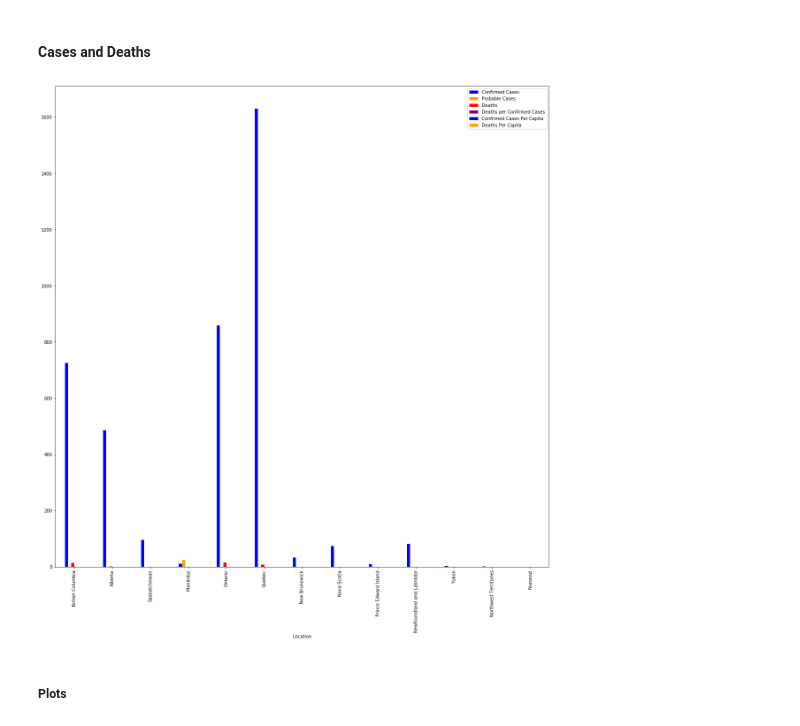
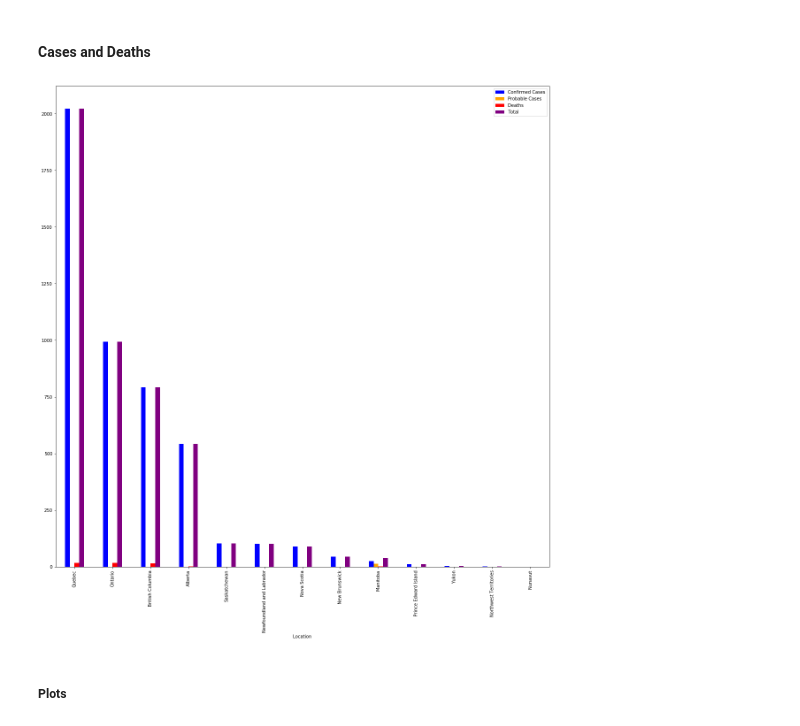
Before and after one commit to ambreen2006/Covid-19-Analysis, a Jupyter notebook: Covid-19-per-capita.ipynb, the cells around one changed output. Cells and saved outputs as stored; diff of their text form; code cells hidden in the pictures.

Commit message:
Using csv file for Canadian data

```diff
--- a/Covid-19-per-capita.ipynb
+++ b/Covid-19-per-capita.ipynb
@@ -120,0 +130,2 @@ latest
+# %%
+canadian_data['date'] = pd.to_datetime(canadian_data['date'], infer_datetime_format='%d-%m-%Y')
@@ -120,0 +146,3 @@ latest
+# %%
+latest_canadian = canadian_data['date'].max()
+canadian_data.tail(n = 2)
@@ -135,3 +167,6 @@ data = data.set_index('location')
 data = data[data.index != 'World']
 # %%
 max_total_cases = data['total_cases'].max()
+# %%
+canadian_data = canadian_data[canadian_data['date'] == latest_canadian]
+canadian_data = canadian_data.drop(columns = ['pruid', 'date','prnameFR'])
@@ -181,10 +233,12 @@ data.head()
 # %% [markdown]
 ### Preparing Canadian specific data
 # %%
-canadian_data = canadian_data.rename(columns = {'Number of confirmed cases': 'Confirmed Cases',
-                                                'Number of probable cases':'Probable Cases',
-                                                'Number of deaths': 'Deaths',
-                                                'Province, territory or other':'Location'})
+canadian_data = canadian_data.rename(columns = {'numconf': 'Confirmed Cases',
+                                                'numprob':'Probable Cases',
+                                                'numtotal':'Total',
+                                                'numtoday':'Today',
+                                                'numdeaths': 'Deaths',
+                                                'prname':'Location'})
 # %%
 canadian_data.set_index('Location', inplace = True)
 canadian_population.set_index('Location', inplace = True)
@@ -396,10 +450,10 @@ highest_deaths
 # %% [markdown]
 #### Cases and Deaths
 # %%
-canadian_data.plot(kind = 'bar', color = ['blue', 'orange', 'red', 'purple'], figsize = (20,20))
+canadian_data.plot(kind = 'bar', y = ['Confirmed Cases', 'Probable Cases', 'Deaths', 'Total'], color = ['blue', 'orange', 'red', 'purple'], figsize = (20,20))
 plt.savefig('canadian_provinces_all.png', bbox_inches = 'tight')
 # %% [output]
-[figure, old version]
+[figure, new version]
 # %%
 canadian_data.sort_values(by = 'Confirmed Cases', ascending = False, inplace = True)
 # %% [markdown]
```
Also changed, not shown: parts of 33 cells of this notebook, 3 other files.
